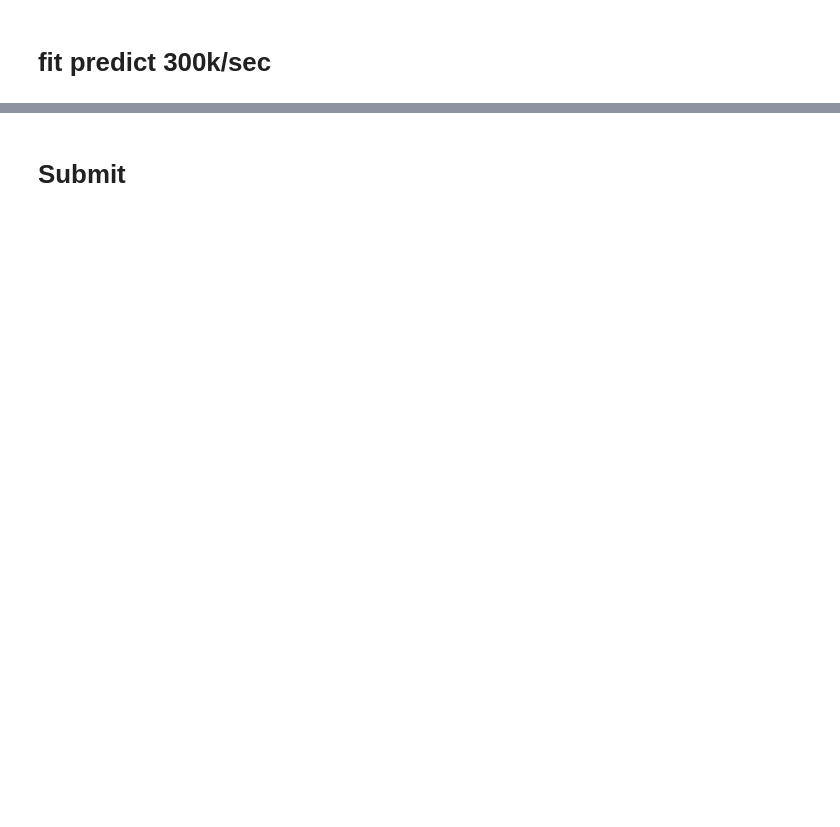
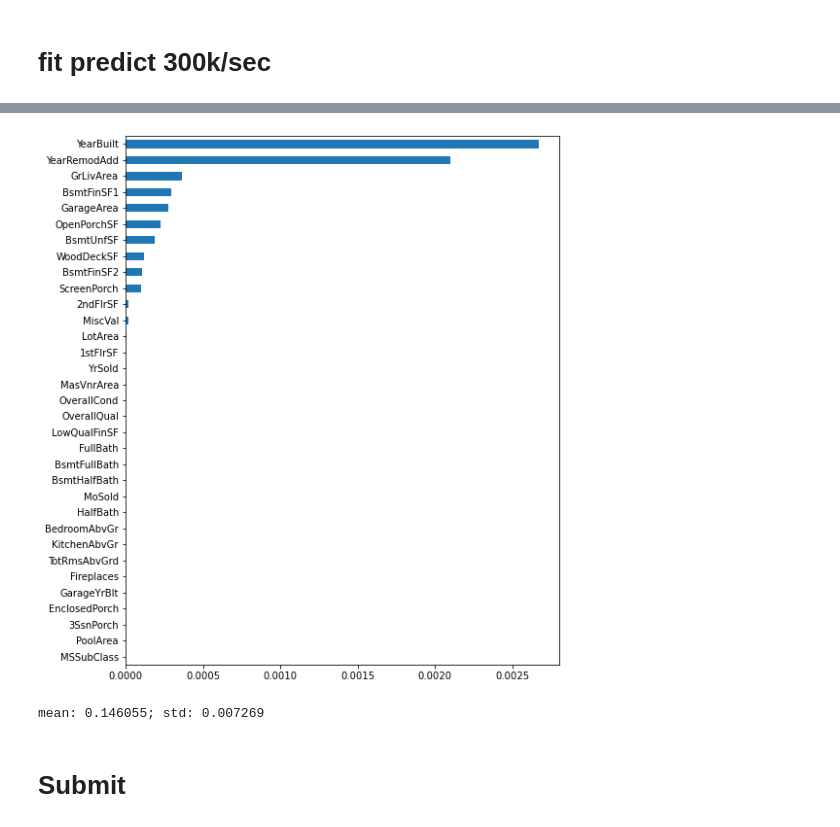
Before and after one commit to OrionChocoPie/machine-learning-mipt, a Jupyter notebook: 01 house-prices-advanced-regression-techniques/house-price-with-linreg.ipynb, the cells around one changed output, grey strips where cells are left out. Saved outputs shown, nothing was run; the diff lists cells and outputs as text; code cells hidden in the pictures; blank space fills up the shorter version.

```diff
--- a/01 house-prices-advanced-regression-techniques/house-price-with-linreg.ipynb
+++ b/01 house-prices-advanced-regression-techniques/house-price-with-linreg.ipynb
@@ -164 +191,3 @@ mean: 0.127545; std: 0.009010
+# %%
+lasso = Lasso(alpha=alphas[0])
 # %%
@@ -169,0 +199,5 @@ final_model = simple_model
+# %%
+coefs = pd.Series(lasso.coef_, index=X.columns).sort_values(ascending=True)
+coefs.plot(kind='barh', figsize=(8, 10));
+# %% [output]
+[figure, added]
@@ -169,0 +206,4 @@ final_model = simple_model
+# %%
+calculate_metric(LinearRegression(), X, y);
+# %% [output]
+mean: 0.146055; std: 0.007269
```
Also changed, not shown: parts of 19 cells of this notebook, 1 other file.
